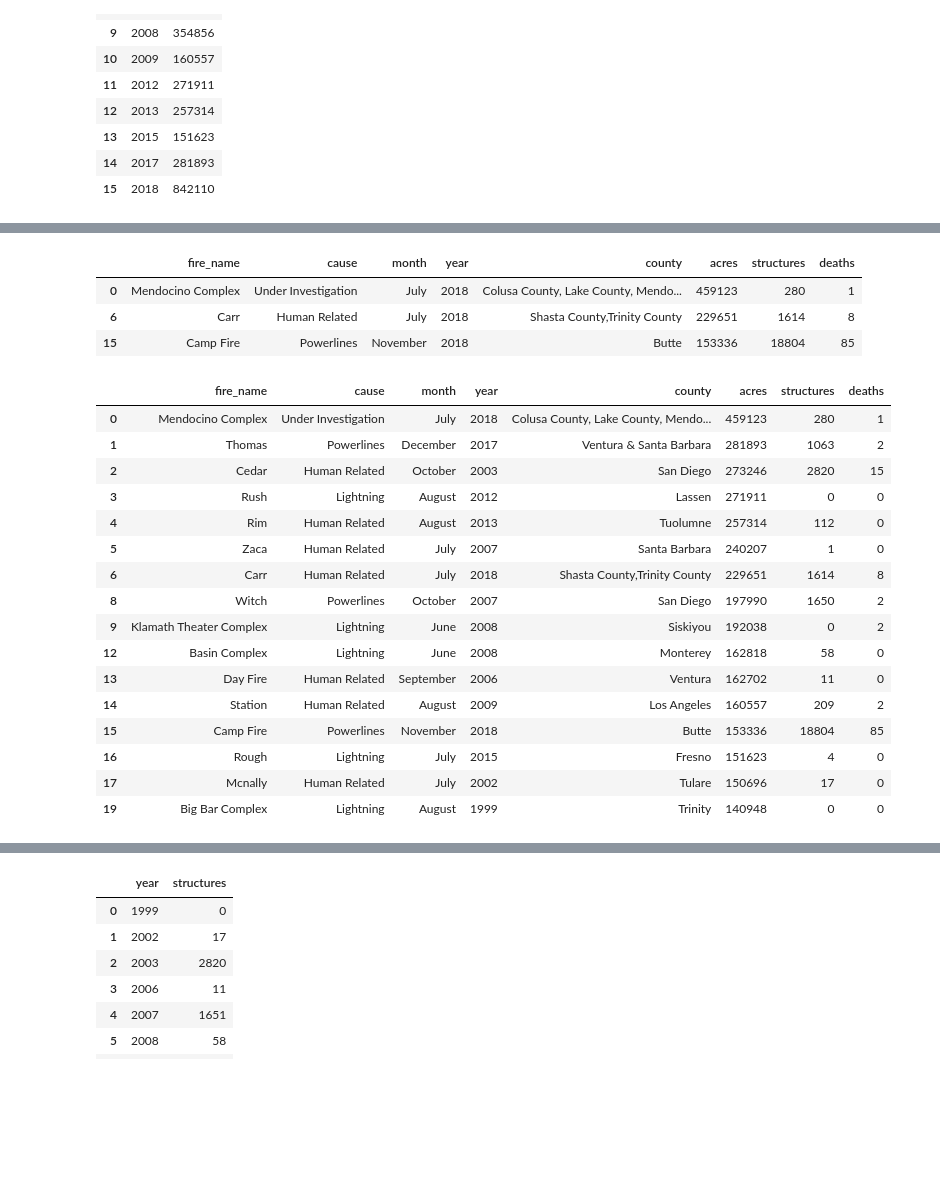
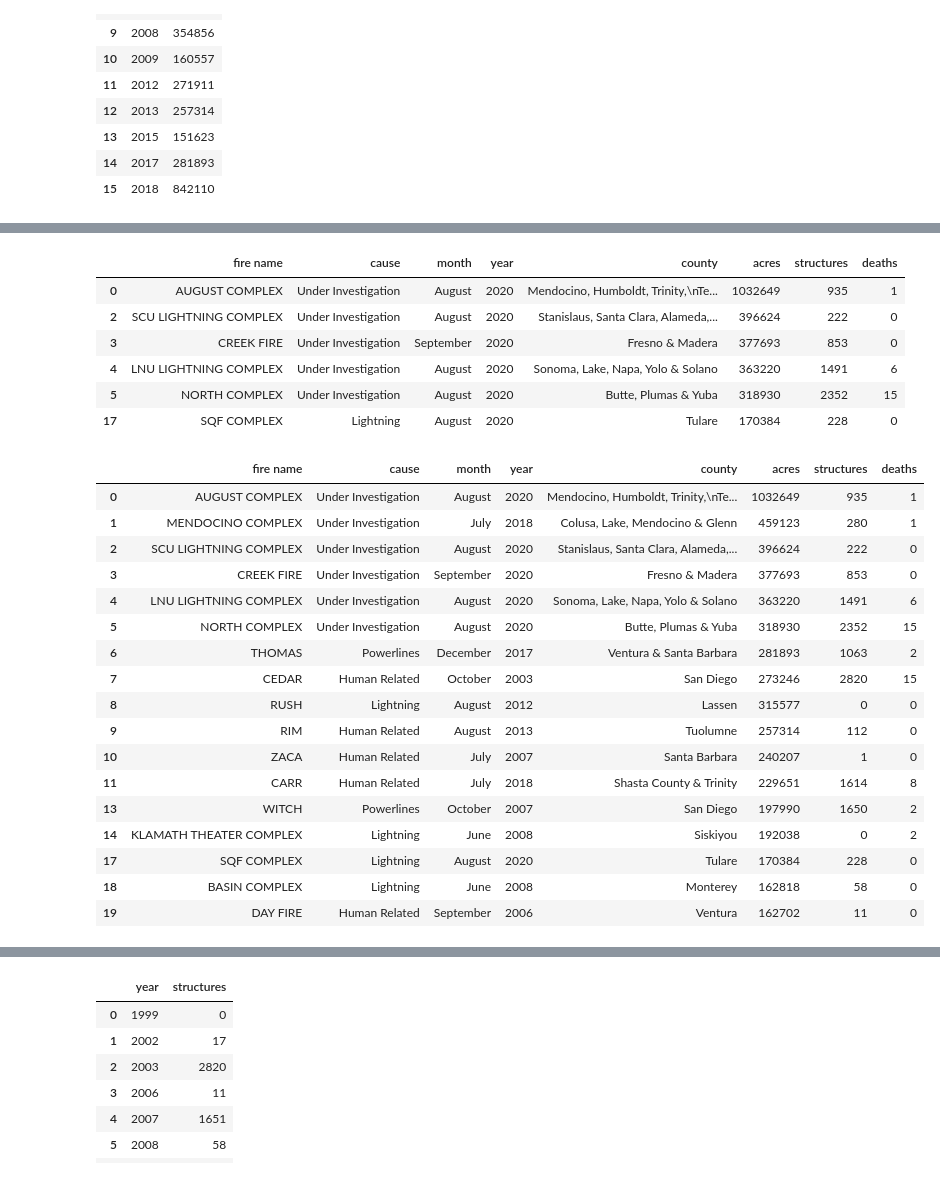
Before and after one commit to roborgain1/California-Wildfires-and-Climate-Change, a Jupyter notebook: largest_fires_jrm.ipynb, the cells around one changed output, grey strips where cells are left out. Cells and saved outputs as stored; diff of their text form; code cells hidden in the pictures; blank space fills up the shorter version.

```diff
--- a/largest_fires_jrm.ipynb
+++ b/largest_fires_jrm.ipynb
@@ -10,9 +10,11 @@ import os
 # %%
 #data files
 ca_largest_fires = 'Resources/top_20_CA_wildfires.csv'
+top_20_acres = 'Resources/top20_acres.csv'
 
 # read CA fire perimeters
 ca_largest_fires = pd.read_csv(ca_largest_fires)
+top_20_acres = pd.read_csv(top_20_acres)
 
 #create DataFrame
 top_20_fires_df = pd.DataFrame(ca_largest_fires)
@@ -35,3 +37,6 @@ top_20_fires_df.head(20)
 | 17 | Mcnally | Human Related | July | 2002 | Tulare | 150696 | 17 | 0 |
 | 18 | Stanislaus Complex | Lightning | August | 1987 | Tuolumne | 145980 | 28 | 1 |
 | 19 | Big Bar Complex | Lightning | August | 1999 | Trinity | 140948 | 0 | 0 |
+# %%
+top_20_acres_df = pd.DataFrame(top_20_acres)
+top_20_acres_df.head(20)
@@ -75,32 +131,36 @@ plt.savefig('years_vs_acresburned_all.png')
 # %%
-worst_year = top_20_fires_df.loc[top_20_fires_df['year'] == 2018]
+worst_year = top_20_acres_df.loc[top_20_acres_df['year'] == 2020]
 worst_year
 # %% [output]
-|  | fire_name | cause | month | year | county | acres | structures | deaths |
-| 0 | Mendocino Complex | Under Investigation | July | 2018 | Colusa County, Lake County, Mendo... | 459123 | 280 | 1 |
-| 6 | Carr | Human Related | July | 2018 | Shasta County,Trinity County | 229651 | 1614 | 8 |
-| 15 | Camp Fire | Powerlines | November | 2018 | Butte | 153336 | 18804 | 85 |
+|  | fire name | cause | month | year | county | acres | structures | deaths |
+| 0 | AUGUST COMPLEX | Under Investigation | August | 2020 | Mendocino, Humboldt, Trinity,\nTe... | 1032649 | 935 | 1 |
+| 2 | SCU LIGHTNING COMPLEX | Under Investigation | August | 2020 | Stanislaus, Santa Clara, Alameda,... | 396624 | 222 | 0 |
+| 3 | CREEK FIRE | Under Investigation | September | 2020 | Fresno & Madera | 377693 | 853 | 0 |
+| 4 | LNU LIGHTNING COMPLEX | Under Investigation | August | 2020 | Sonoma, Lake, Napa, Yolo & Solano | 363220 | 1491 | 6 |
+| 5 | NORTH COMPLEX | Under Investigation | August | 2020 | Butte, Plumas & Yuba | 318930 | 2352 | 15 |
+| 17 | SQF COMPLEX | Lightning | August | 2020 | Tulare | 170384 | 228 | 0 |
 # %%
-past_30_years = top_20_fires_df.loc[top_20_fires_df['year'] >= 1990]
+past_30_years = top_20_acres_df.loc[top_20_acres_df['year'] >= 1990]
 past_30_years
 # %% [output]
-|  | fire_name | cause | month | year | county | acres | structures | deaths |
-| 0 | Mendocino Complex | Under Investigation | July | 2018 | Colusa County, Lake County, Mendo... | 459123 | 280 | 1 |
-| 1 | Thomas | Powerlines | December | 2017 | Ventura & Santa Barbara | 281893 | 1063 | 2 |
-| 2 | Cedar | Human Related | October | 2003 | San Diego | 273246 | 2820 | 15 |
-| 3 | Rush | Lightning | August | 2012 | Lassen | 271911 | 0 | 0 |
-| 4 | Rim | Human Related | August | 2013 | Tuolumne | 257314 | 112 | 0 |
-| 5 | Zaca | Human Related | July | 2007 | Santa Barbara | 240207 | 1 | 0 |
-| 6 | Carr | Human Related | July | 2018 | Shasta County,Trinity County | 229651 | 1614 | 8 |
-| 8 | Witch | Powerlines | October | 2007 | San Diego | 197990 | 1650 | 2 |
-| 9 | Klamath Theater Complex | Lightning | June | 2008 | Siskiyou | 192038 | 0 | 2 |
-| 12 | Basin Complex | Lightning | June | 2008 | Monterey | 162818 | 58 | 0 |
-| 13 | Day Fire | Human Related | September | 2006 | Ventura | 162702 | 11 | 0 |
-| 14 | Station | Human Related | August | 2009 | Los Angeles | 160557 | 209 | 2 |
-| 15 | Camp Fire | Powerlines | November | 2018 | Butte | 153336 | 18804 | 85 |
-| 16 | Rough | Lightning | July | 2015 | Fresno | 151623 | 4 | 0 |
-| 17 | Mcnally | Human Related | July | 2002 | Tulare | 150696 | 17 | 0 |
-| 19 | Big Bar Complex | Lightning | August | 1999 | Trinity | 140948 | 0 | 0 |
+|  | fire name | cause | month | year | county | acres | structures | deaths |
+| 0 | AUGUST COMPLEX | Under Investigation | August | 2020 | Mendocino, Humboldt, Trinity,\nTe... | 1032649 | 935 | 1 |
+| 1 | MENDOCINO COMPLEX | Under Investigation | July | 2018 | Colusa, Lake, Mendocino & Glenn | 459123 | 280 | 1 |
+| 2 | SCU LIGHTNING COMPLEX | Under Investigation | August | 2020 | Stanislaus, Santa Clara, Alameda,... | 396624 | 222 | 0 |
+| 3 | CREEK FIRE | Under Investigation | September | 2020 | Fresno & Madera | 377693 | 853 | 0 |
+| 4 | LNU LIGHTNING COMPLEX | Under Investigation | August | 2020 | Sonoma, Lake, Napa, Yolo & Solano | 363220 | 1491 | 6 |
+| 5 | NORTH COMPLEX | Under Investigation | August | 2020 | Butte, Plumas & Yuba | 318930 | 2352 | 15 |
+| 6 | THOMAS | Powerlines | December | 2017 | Ventura & Santa Barbara | 281893 | 1063 | 2 |
+| 7 | CEDAR | Human Related | October | 2003 | San Diego | 273246 | 2820 | 15 |
+| 8 | RUSH | Lightning | August | 2012 | Lassen | 315577 | 0 | 0 |
+| 9 | RIM | Human Related | August | 2013 | Tuolumne | 257314 | 112 | 0 |
+| 10 | ZACA | Human Related | July | 2007 | Santa Barbara | 240207 | 1 | 0 |
+| 11 | CARR | Human Related | July | 2018 | Shasta County & Trinity | 229651 | 1614 | 8 |
+| 13 | WITCH | Powerlines | October | 2007 | San Diego | 197990 | 1650 | 2 |
+| 14 | KLAMATH THEATER COMPLEX | Lightning | June | 2008 | Siskiyou | 192038 | 0 | 2 |
+| 17 | SQF COMPLEX | Lightning | August | 2020 | Tulare | 170384 | 228 | 0 |
+| 18 | BASIN COMPLEX | Lightning | June | 2008 | Monterey | 162818 | 58 | 0 |
+| 19 | DAY FIRE | Human Related | September | 2006 | Ventura | 162702 | 11 | 0 |
 # %%
 grouped_year_acres = past_30_years.groupby(['year'])['acres'].sum().reset_index()
 grouped_year_acres
```
Also changed, not shown: parts of 9 cells of this notebook, 6 other files.
